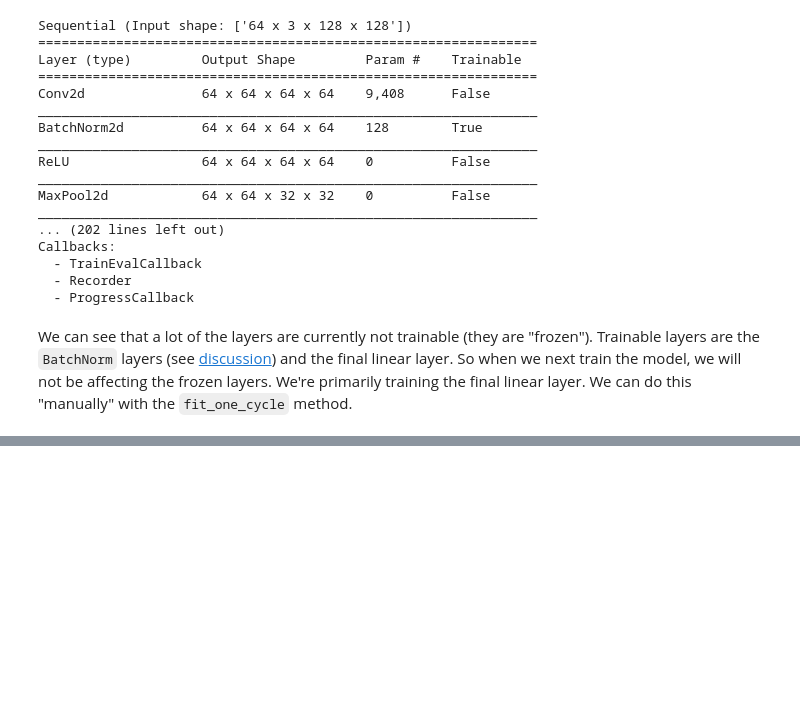
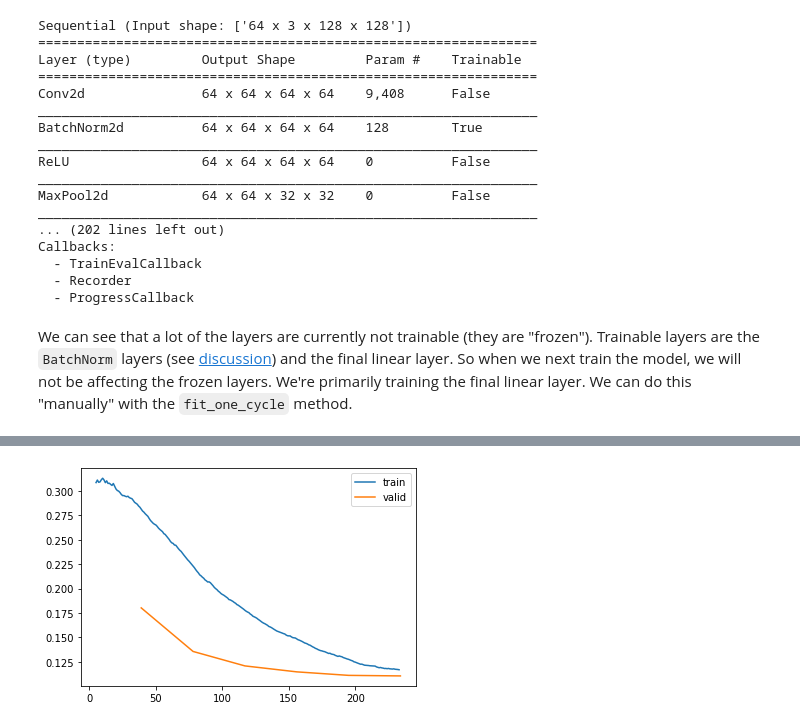
Before and after one commit to djliden/deep_learning_practice, a Jupyter notebook: notebooks/(Un)freezing and Transfer Learning.ipynb, the cells around one changed output, grey strips where cells are left out. Drawn from its saved outputs; the diff is of its cells as text; code cells hidden in the pictures; blank space fills up the shorter version.

```diff
--- a/notebooks/(Un)freezing and Transfer Learning.ipynb
+++ b/notebooks/(Un)freezing and Transfer Learning.ipynb
@@ -111,0 +186,5 @@ KeyboardInterrupt:
+# %%
+learn = cnn_learner(dls, resnet34, metrics=partial(accuracy_multi, thresh=0.2))
+learn.metrics = partial(accuracy_multi, thresh=0.5)
+
+learn.fine_tune(6, freeze_epochs=3)
@@ -111,0 +203,4 @@ KeyboardInterrupt:
+# %%
+learn.recorder.plot_loss()
+# %% [output]
+[figure, added]
```
Also changed, not shown: parts of 18 cells of this notebook.
